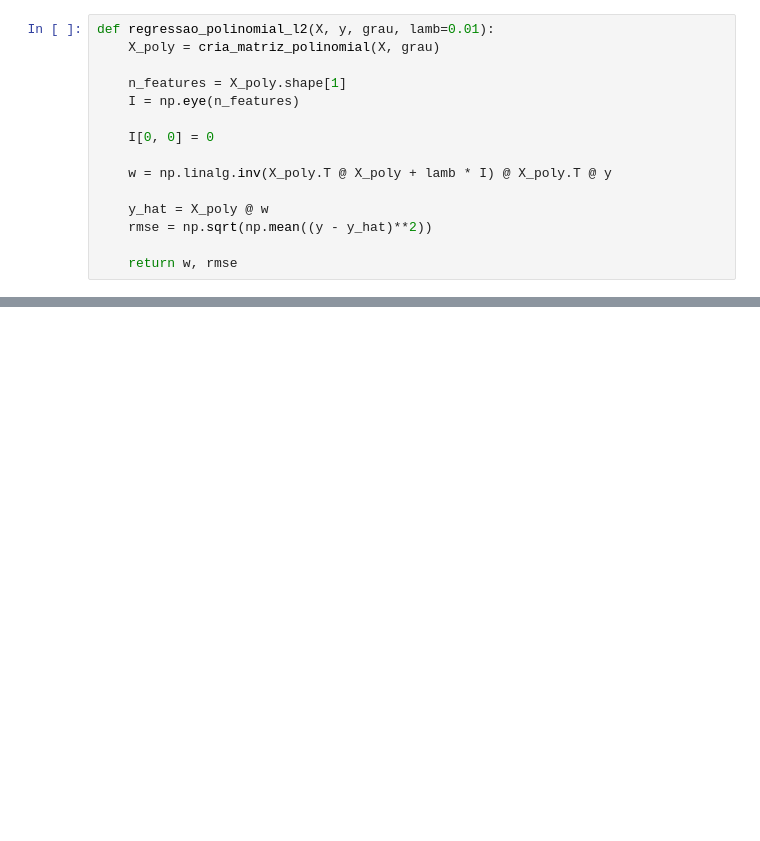
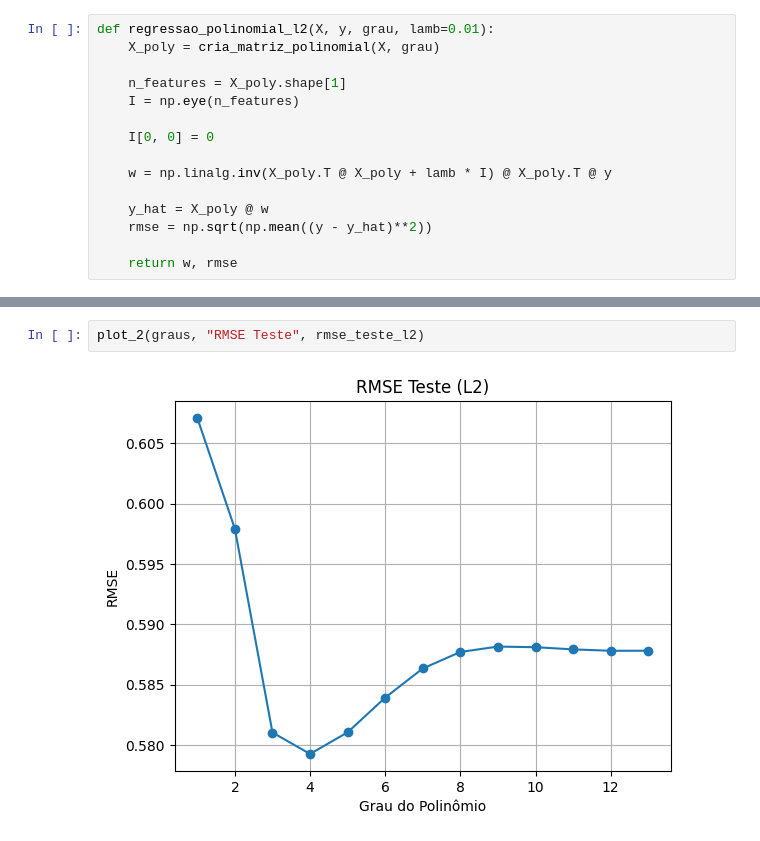
Before and after one commit to Francisco-Paulino-Arruda-Filho/Aprendizagem-de-maquina, a Jupyter notebook: lista_01_ama/lista1.ipynb, the cells around one changed output, grey strips where cells are left out. Drawn from its saved outputs; the diff is of its cells as text; blank space fills up the shorter version.

```diff
--- a/lista_01_ama/lista1.ipynb
+++ b/lista_01_ama/lista1.ipynb
@@ -301,0 +303,4 @@ plot_2(graus, "RMSE Teste (L2)", rmse_teste_l2)
+# %%
+plot_2(graus, "RMSE Teste", rmse_teste_l2)
+# %% [output]
+[figure, added]
```
Also changed, not shown: parts of 5 cells of this notebook, 1 other file.
